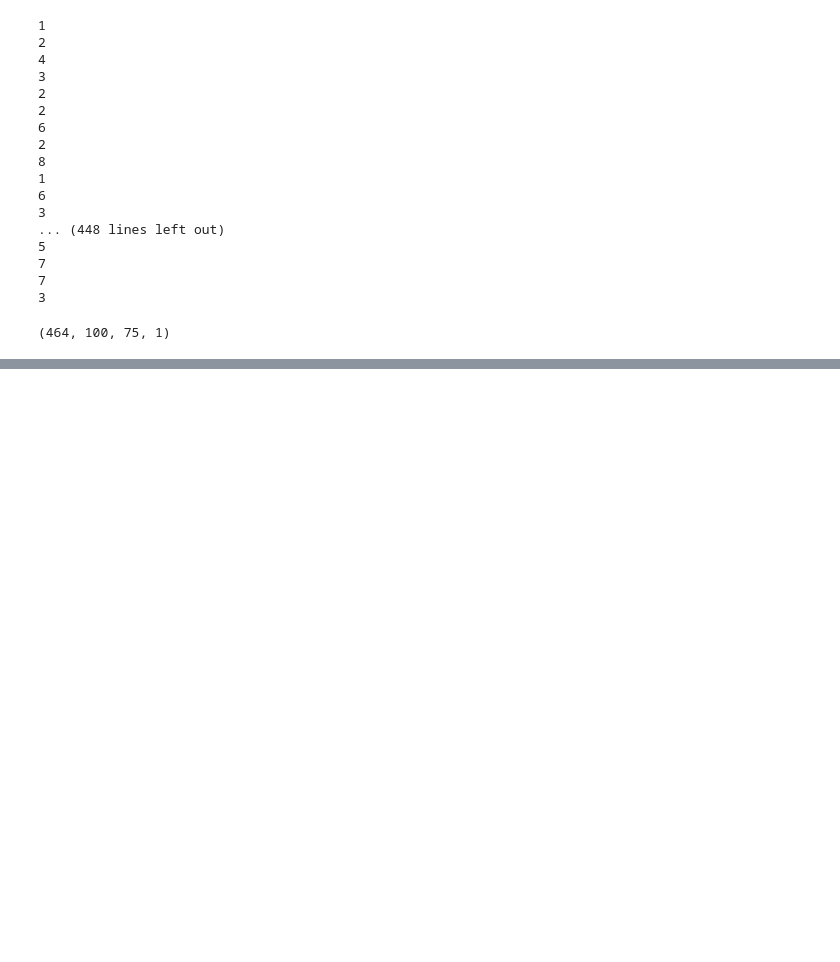
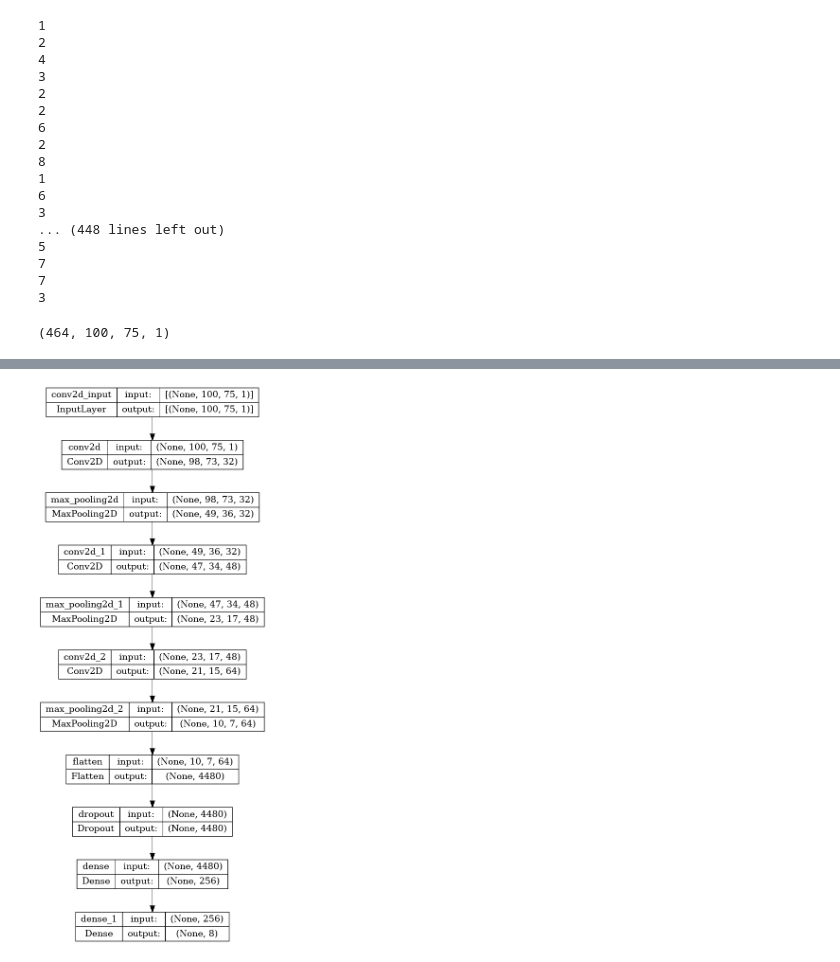
Before and after one commit to mackWilson2795/353_cnn_trainer, a Jupyter notebook: dst_cnn_trainer.ipynb, the cells around one changed output, grey strips where cells are left out. Drawn from its saved outputs; the diff is of its cells as text; code cells hidden in the pictures; blank space fills up the shorter version.

```diff
--- a/dst_cnn_trainer.ipynb
+++ b/dst_cnn_trainer.ipynb
@@ -293,0 +304,4 @@ print(conv_model.predict(x_dataset)[0])
+# %%
+plot_model(conv_model, to_file='dst_model.png', show_shapes=True)
+# %% [output]
+[figure, added]
```
Also changed, not shown: parts of 9 cells of this notebook, 19 other files.
